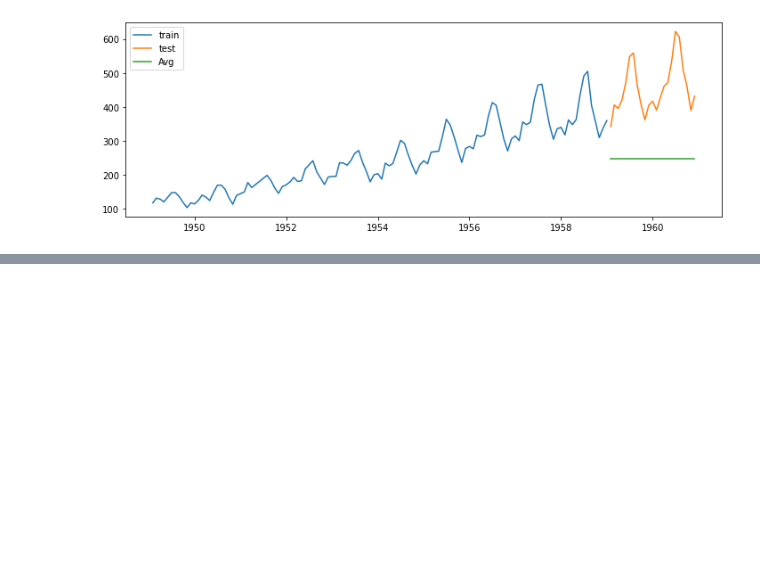
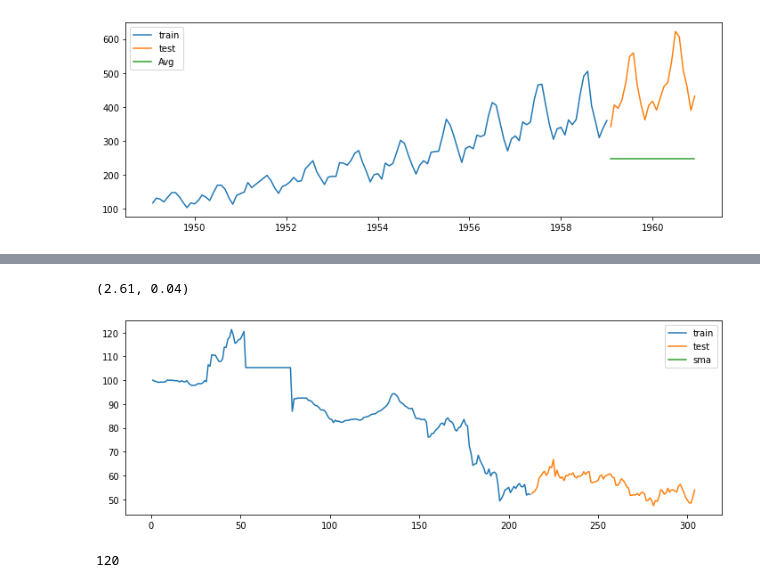
Before and after one commit to Prashik28/techeenomad_dataScience, a Jupyter notebook: Time Series/Airline Passenger .ipynb, the cells around one changed output, grey strips where cells are left out. Drawn from its saved outputs; the diff is of its cells as text; code cells hidden in the pictures; blank space fills up the shorter version.

```diff
--- a/Time Series/Airline Passenger .ipynb
+++ b/Time Series/Airline Passenger .ipynb
@@ -196,0 +282,2 @@ plt.show()
+# %%
+data_new['sma'] = data_new.rolling(12).mean()
@@ -196,0 +304,3 @@ plt.show()
+# %%
+test = data_new[212:]
+train =  data_new[:212]
@@ -196,0 +320,20 @@ plt.show()
+# %%
+rsme_sma,mape_sma
+# %% [output]
+(2.61, 0.04)
+# %%
+y_hat_sma = test.copy()
+y_hat_sma['Moving'] = train['Exchange Rate TWI'].rolling(12).mean()
+# %%
+plt.figure(figsize=(12,4))
+plt.plot(train['Exchange Rate TWI'], label = 'train')
+plt.plot(test['Exchange Rate TWI'], label = 'test')
+plt.plot(y_hat_sma['Moving'], label='sma')
+plt.legend(loc='best')
+plt.show()
+# %% [output]
+[figure, added]
+# %%
+train_len
+# %% [output]
+120
```
Also changed, not shown: parts of 92 cells of this notebook, 5 other files.
